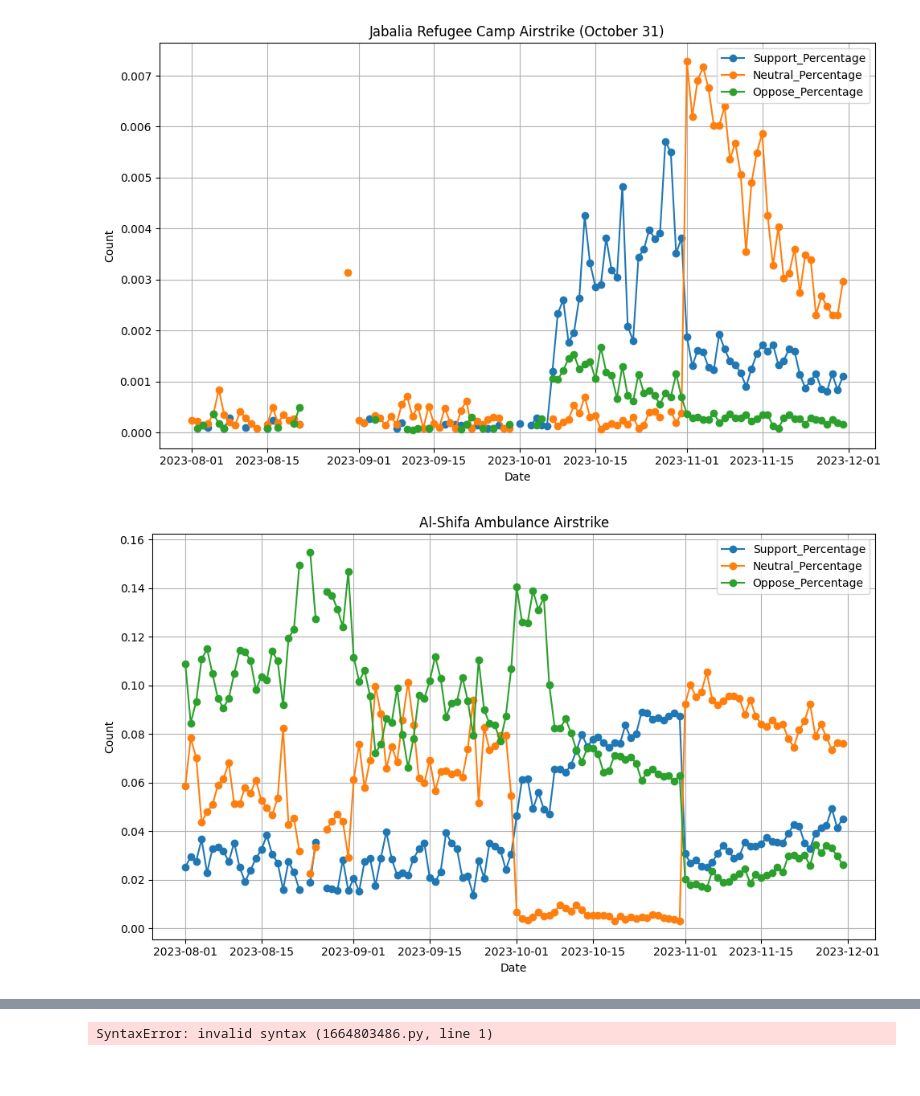
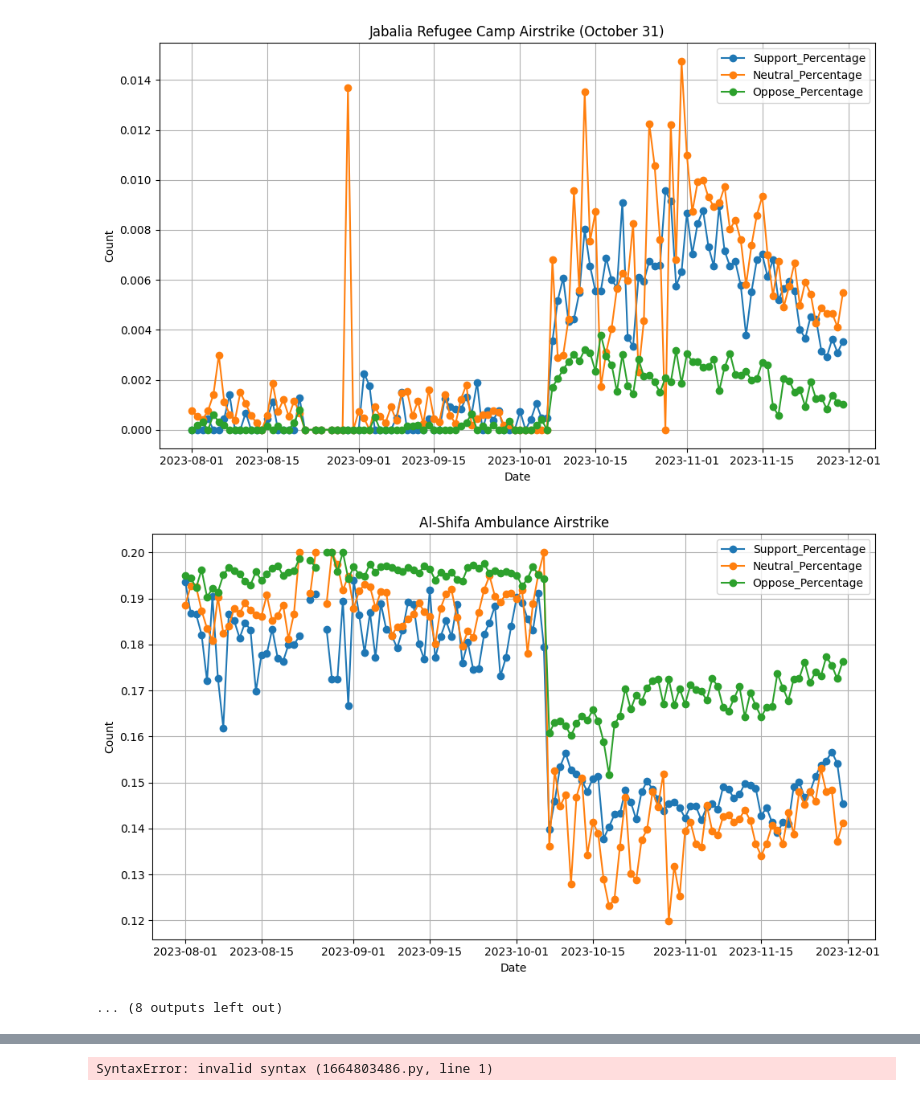
Before and after one commit to ThomasScottWhite/SNAProject, a Jupyter notebook: rust_test.ipynb, the cells around one changed output, grey strips where cells are left out. Drawn from its saved outputs; the diff is of its cells as text; code cells hidden in the pictures.

```diff
--- a/rust_test.ipynb
+++ b/rust_test.ipynb
@@ -49,14 +49,28 @@ import pandas as pd
 import matplotlib.pyplot as plt
 # %%
 dates = topics[0].support_references_per_date.keys()
-total_posts_per_date = {}
+total_neutral_posts_per_date = {}
+total_oppose_posts_per_date = {}
+total_support_posts_per_date = {}
+
 for date in dates:
-    posts_on_date = 0
+    neutral = 0
+    oppose = 0
+    support = 0
     for topic in topics:
         if date in topic.neutral_references_per_date:
-            posts_on_date += topic.neutral_references_per_date[date]
+            neutral += topic.neutral_references_per_date[date]
+        else:
+            topic.neutral_references_per_date[date] = 0
         if date in topic.oppose_references_per_date:
-            posts_on_date += topic.oppose_references_per_date[date]
+            oppose += topic.oppose_references_per_date[date]
+        else:
+            topic.oppose_references_per_date[date] = 0
+
         if date in topic.support_references_per_date:
-            posts_on_date += topic.support_references_per_date[date]
-    total_posts_per_date[date] = posts_on_date
+            support += topic.support_references_per_date[date]
+        else:
+            topic.support_references_per_date[date] = 0
+    total_neutral_posts_per_date[date] = neutral
+    total_oppose_posts_per_date[date] = oppose
+    total_support_posts_per_date[date] = support
@@ -85,13 +83,15 @@ for topic in topics:
     df_support = pd.DataFrame(list(support.items()), columns=['Date', 'Support'])
     df_neutral = pd.DataFrame(list(neutral.items()), columns=['Date', 'Neutral'])
     df_oppose = pd.DataFrame(list(oppose.items()), columns=['Date', 'Oppose'])
-    df_total_posts = pd.DataFrame(list(total_posts_per_date.items()), columns=['Date', 'Total_Posts'])
+    df_neutral_total_posts = pd.DataFrame(list(total_neutral_posts_per_date.items()), columns=['Date', 'Neutral_Posts'])
+    df_oppose_total_posts = pd.DataFrame(list(total_oppose_posts_per_date.items()), columns=['Date', 'Oppose_Posts'])
+    df_support_total_posts = pd.DataFrame(list(total_support_posts_per_date.items()), columns=['Date', 'Support_Posts'])
 
-    df = df_support.merge(df_neutral, on='Date', how='outer').merge(df_oppose, on='Date', how='outer').merge(df_total_posts, on='Date', how='outer')
-
-    df["Support_Percentage"] = df["Support"] / df["Total_Posts"]
-    df["Neutral_Percentage"] = df["Neutral"] / df["Total_Posts"]
-    df["Oppose_Percentage"] = df["Oppose"] / df["Total_Posts"]
+    df = df_support.merge(df_neutral, on='Date', how='outer').merge(df_oppose, on='Date', how='outer').merge(df_neutral_total_posts, on='Date', how='outer').merge(df_oppose_total_posts, on='Date', how='outer').merge(df_support_total_posts, on='Date', how='outer')
+    df.fillna(0, inplace=True)
+    df["Support_Percentage"] = df["Support"] / df["Support_Posts"]
+    df["Neutral_Percentage"] = df["Neutral"] / df["Neutral_Posts"]
+    df["Oppose_Percentage"] = df["Oppose"] / df["Oppose_Posts"]
 
     df['Date'] = pd.to_datetime(df['Date'])
 
@@ -126,5 +126,6 @@ for topic in topics:
-[figure, old version]
+[figure, new version]
-[figure, old version]
+[figure, new version]
+... (8 outputs left out)
 # %%
 df
 # %% [output]
```
Also changed, not shown: parts of 4 cells of this notebook.
